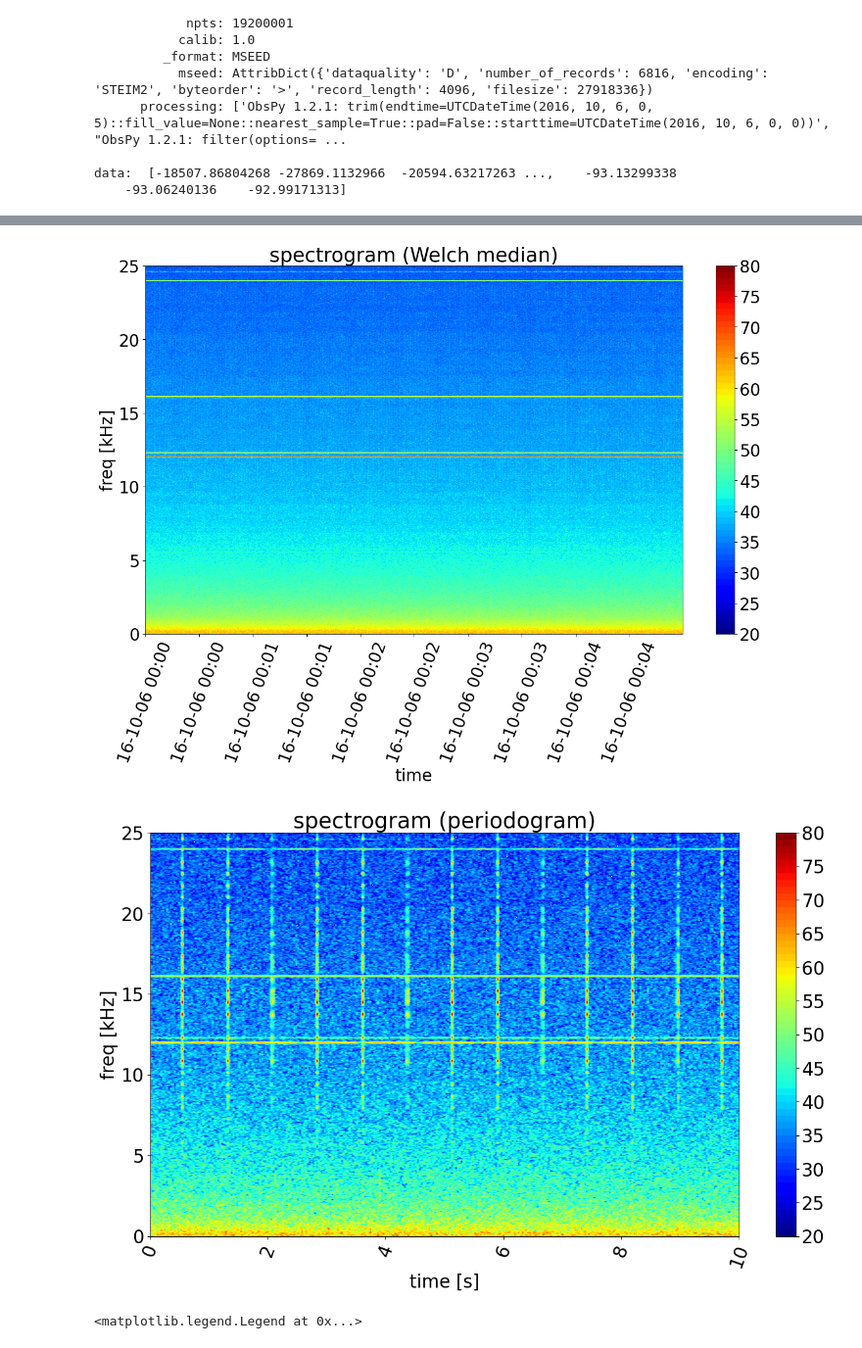
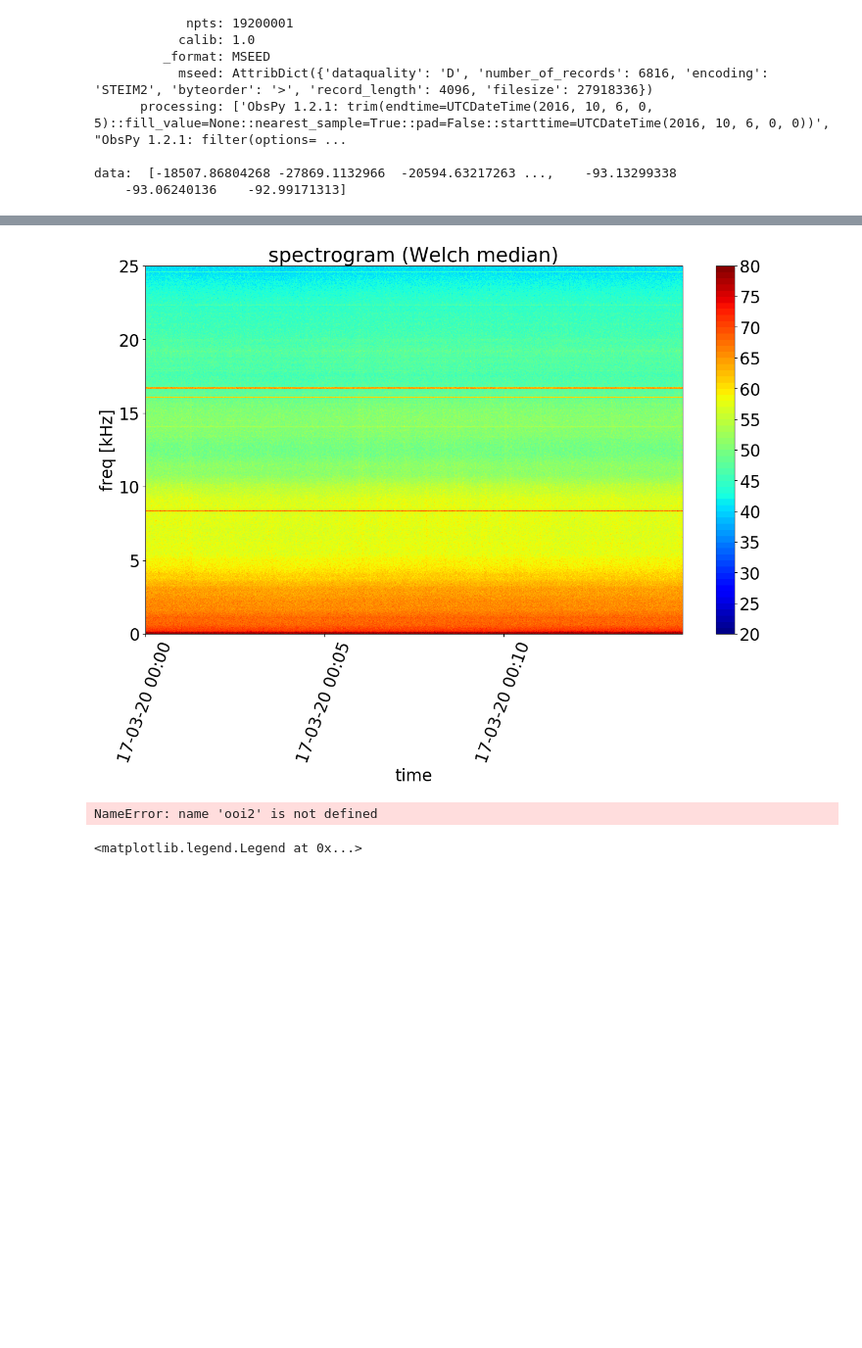
Before and after one commit to Ocean-Data-Lab/ooipy, a Jupyter notebook: demo.ipynb, the cells around one changed output, grey strips where cells are left out. Shown at 98% size. Saved outputs shown, nothing was run; the diff lists cells and outputs as text; code cells hidden in the pictures; blank space fills up the shorter version.

```diff
--- a/demo.ipynb
+++ b/demo.ipynb
@@ -139,28 +145,28 @@ data:  [-18507.86804268 -27869.1132966  -20594.63217263 ...,    268.87265153
 # %%
 # compute and visualize spectrogram for noise data. No start and end time and node have to be defined
 # as those are attributes of the OOIHydrophoneData object
 
 # 1. Welch median over a data segment of 0.5s is used to compute the spectrum at each bin
 # of the spectrogram
-ooi1.compute_spectrogram(avg_time=0.5)
-ooi1.spectrogram.freq = ooi1.spectrogram.freq / 1000
-ooi1.spectrogram.visualize(title='spectrogram (Welch median)', ylabel='freq [kHz]',
+ooi4.compute_spectrogram(avg_time=0.5)
+ooi4.spectrogram.freq = ooi4.spectrogram.freq / 1000
+ooi4.spectrogram.visualize(title='spectrogram (Welch median)', ylabel='freq [kHz]',
                            fmin=0, fmax=25, vmin=20, vmax=80)
 
 # 2. Periodogram estimate is used to compute the spectrum at each bin of the spectrogram
 # To do so, the parameter avg_time is set to None (default). The amount of data are reduced to
 # 10s to avoid memory overflow while plotting the data.
 start_time2 = datetime.datetime(2016,10,6,0,0,0) # time of first sample
 end_time2 = datetime.datetime(2016,10,6,0,0,10) # time of last sample
-ooi2.get_acoustic_data(start_time2, end_time2, node='/PC01A')
-ooi2.compute_spectrogram(L=2048)
-ooi2.spectrogram.freq = ooi2.spectrogram.freq / 1000
-ooi2.spectrogram.time = np.linspace(0, 10, len(ooi2.spectrogram.time))
-ooi2.spectrogram.visualize(title='spectrogram (periodogram)', ylabel='freq [kHz]',
+ooi4.get_acoustic_data(start_time2, end_time2, node='/PC01A')
+ooi4.compute_spectrogram(L=2048)
+ooi4.spectrogram.freq = ooi2.spectrogram.freq / 1000
+ooi4.spectrogram.time = np.linspace(0, 10, len(ooi2.spectrogram.time))
+ooi4.spectrogram.visualize(title='spectrogram (periodogram)', ylabel='freq [kHz]',
                xlabel='time [s]', fmin=0, fmax=25, vmin=20, vmax=80)
 # %% [output]
-[figure, old version]
+[figure, new version]
-[figure, removed]
+NameError: name 'ooi2' is not defined
 # %%
 # power spectral density estimate of noise data using Welch's method
 fig, ax = plt.subplots(figsize=(22,14), dpi=100)
```
Also changed, not shown: parts of 3 cells of this notebook, 9 other files.
